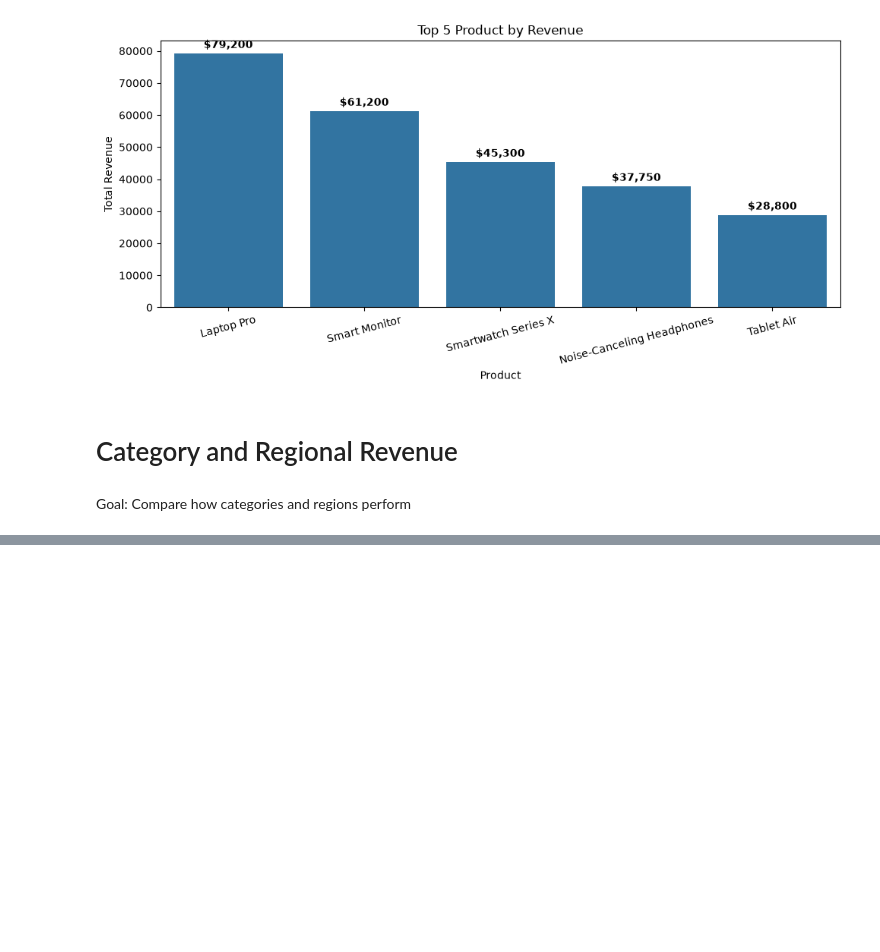
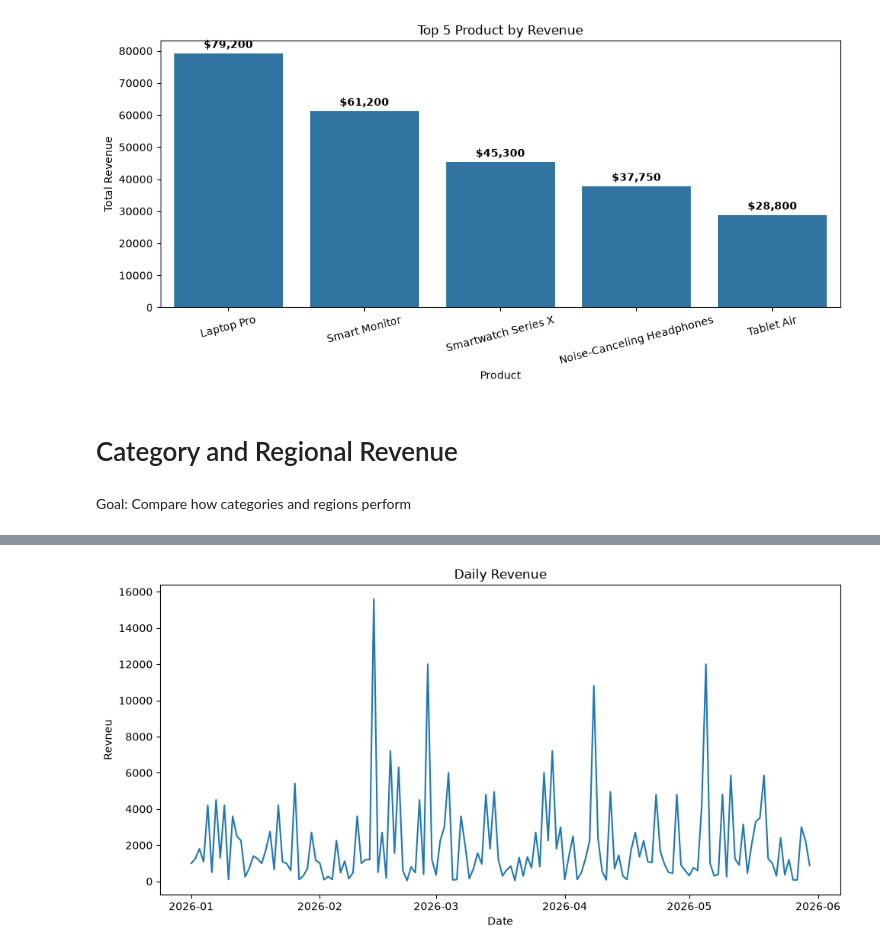
Before and after one commit to Abdurrahman-byte/Exploratory-Data-Analysis, a Jupyter notebook: data_analysis_final_project.ipynb, the cells around one changed output, grey strips where cells are left out. Cells and saved outputs as stored; diff of their text form; code cells hidden in the pictures; blank space fills up the shorter version.

```diff
--- a/data_analysis_final_project.ipynb
+++ b/data_analysis_final_project.ipynb
@@ -229,0 +286,15 @@ plt.show()
+# %%
+plt.figure(figsize=(10, 5))
+sns.lineplot(
+    data=df,
+    x="Date",
+    y="Revenue_USD"
+)
+
+plt.title("Daily Revenue")
+plt.xlabel("Date")
+plt.ylabel("Revneu")
+plt.tight_layout()
+plt.show()
+# %% [output]
+[figure, added]
```
Also changed, not shown: parts of 24 cells of this notebook.
